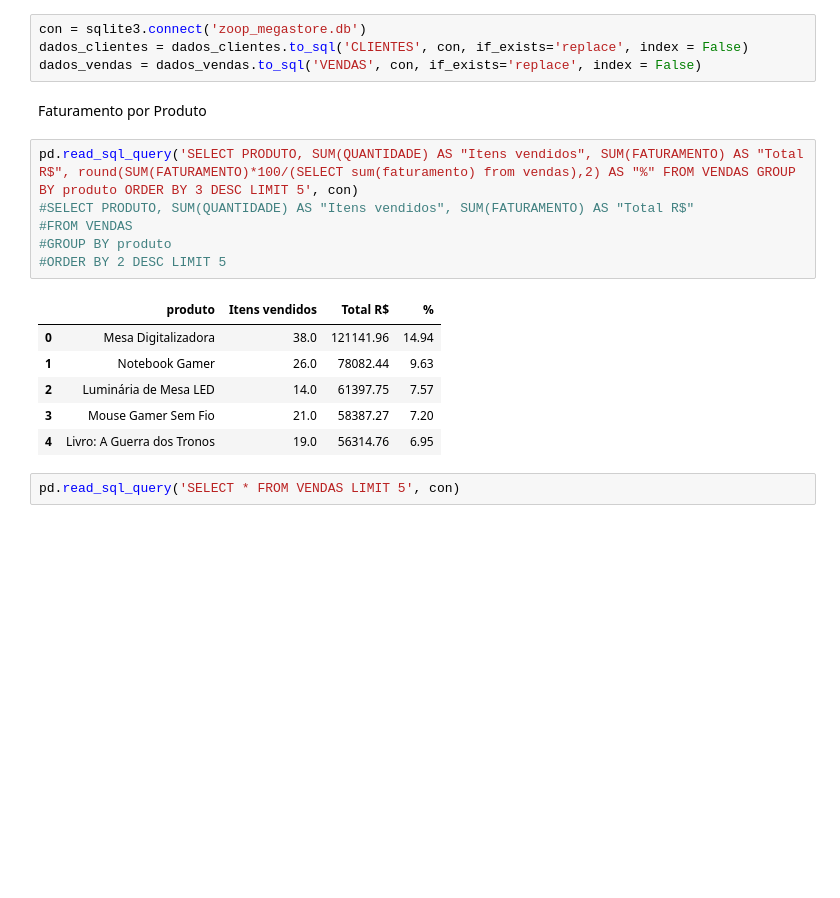
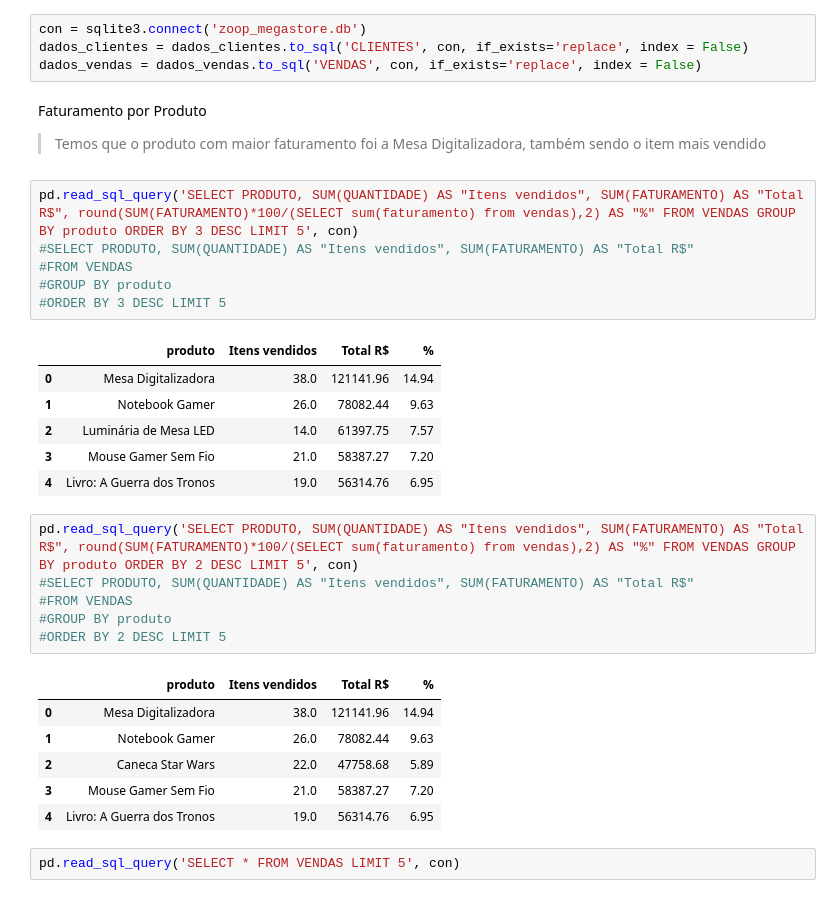
Before and after one commit to LeonardoR-Silva/Analise_ZOOP_Megastore, a Jupyter notebook: Analise_ZOOP_Megastore.ipynb, the cells around one changed output. Cells and saved outputs as stored; diff of their text form; blank space fills up the shorter version.

```diff
--- a/Analise_ZOOP_Megastore.ipynb
+++ b/Analise_ZOOP_Megastore.ipynb
@@ -326,14 +326,16 @@ dados_clientes.to_csv('clientes.csv',index = False)
 con = sqlite3.connect('zoop_megastore.db')
 dados_clientes = dados_clientes.to_sql('CLIENTES', con, if_exists='replace', index = False)
 dados_vendas = dados_vendas.to_sql('VENDAS', con, if_exists='replace', index = False)
-# %% [markdown]
-Faturamento por Produto
+# %% [markdown]
+Faturamento por Produto
+
+> Temos que o produto com maior faturamento foi a Mesa Digitalizadora, também sendo o item mais vendido
 # %%
 pd.read_sql_query('SELECT PRODUTO, SUM(QUANTIDADE) AS "Itens vendidos", SUM(FATURAMENTO) AS "Total R$", round(SUM(FATURAMENTO)*100/(SELECT sum(faturamento) from vendas),2) AS "%" FROM VENDAS GROUP BY produto ORDER BY 3 DESC LIMIT 5', con)
 #SELECT PRODUTO, SUM(QUANTIDADE) AS "Itens vendidos", SUM(FATURAMENTO) AS "Total R$"
 #FROM VENDAS
 #GROUP BY produto
-#ORDER BY 2 DESC LIMIT 5
+#ORDER BY 3 DESC LIMIT 5
 # %% [output]
 |  | produto | Itens vendidos | Total R$ | % |
 | 0 | Mesa Digitalizadora | 38.0 | 121141.96 | 14.94 |
@@ -341,6 +343,19 @@ pd.read_sql_query('SELECT PRODUTO, SUM(QUANTIDADE) AS "Itens vendidos", SUM(FATU
 | 2 | Luminária de Mesa LED | 14.0 | 61397.75 | 7.57 |
 | 3 | Mouse Gamer Sem Fio | 21.0 | 58387.27 | 7.20 |
 | 4 | Livro: A Guerra dos Tronos | 19.0 | 56314.76 | 6.95 |
+# %%
+pd.read_sql_query('SELECT PRODUTO, SUM(QUANTIDADE) AS "Itens vendidos", SUM(FATURAMENTO) AS "Total R$", round(SUM(FATURAMENTO)*100/(SELECT sum(faturamento) from vendas),2) AS "%" FROM VENDAS GROUP BY produto ORDER BY 2 DESC LIMIT 5', con)
+#SELECT PRODUTO, SUM(QUANTIDADE) AS "Itens vendidos", SUM(FATURAMENTO) AS "Total R$"
+#FROM VENDAS
+#GROUP BY produto
+#ORDER BY 2 DESC LIMIT 5
+# %% [output]
+|  | produto | Itens vendidos | Total R$ | % |
+| 0 | Mesa Digitalizadora | 38.0 | 121141.96 | 14.94 |
+| 1 | Notebook Gamer | 26.0 | 78082.44 | 9.63 |
+| 2 | Caneca Star Wars | 22.0 | 47758.68 | 5.89 |
+| 3 | Mouse Gamer Sem Fio | 21.0 | 58387.27 | 7.20 |
+| 4 | Livro: A Guerra dos Tronos | 19.0 | 56314.76 | 6.95 |
 # %%
 pd.read_sql_query('SELECT * FROM VENDAS LIMIT 5', con)
 # %% [output]
```
